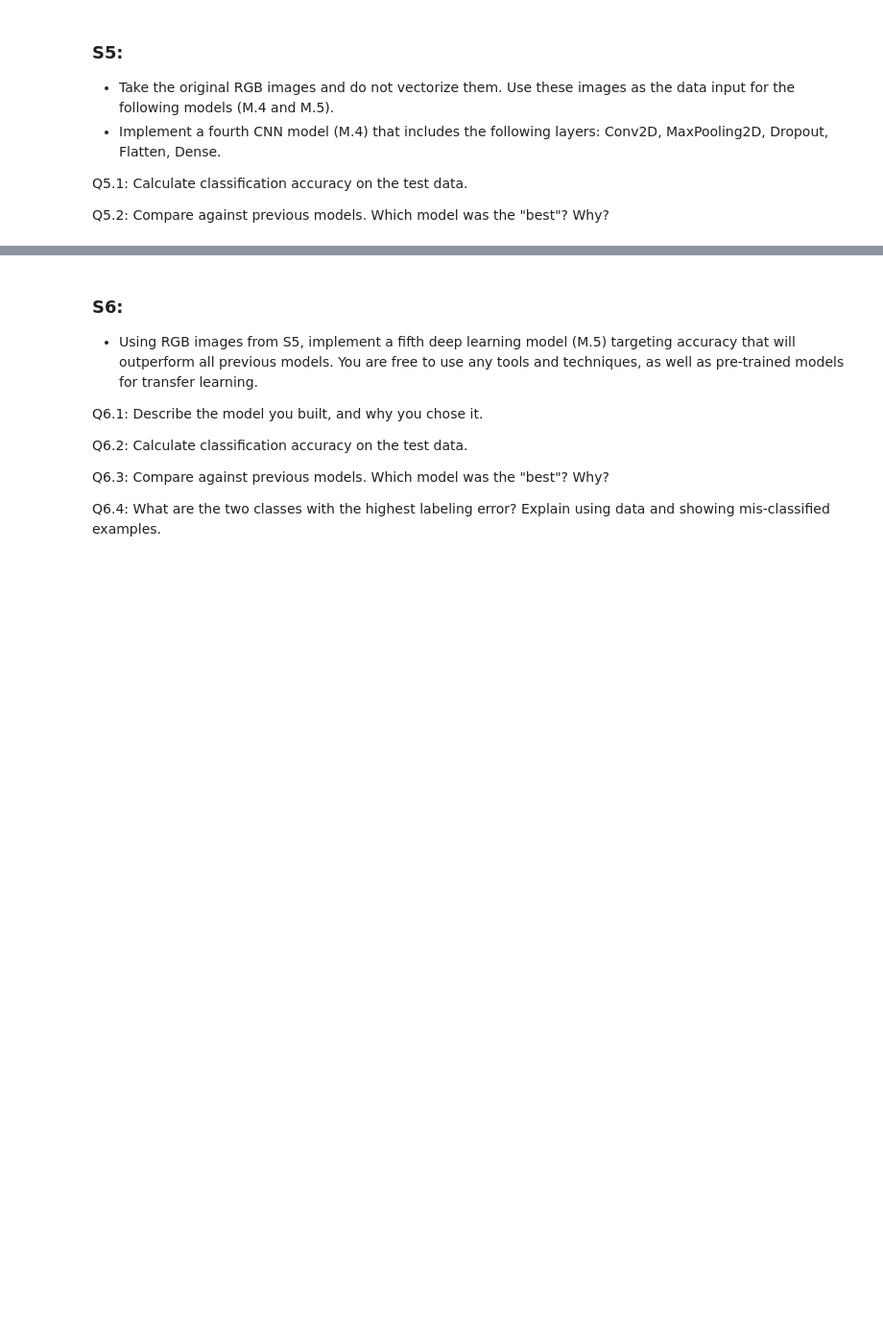
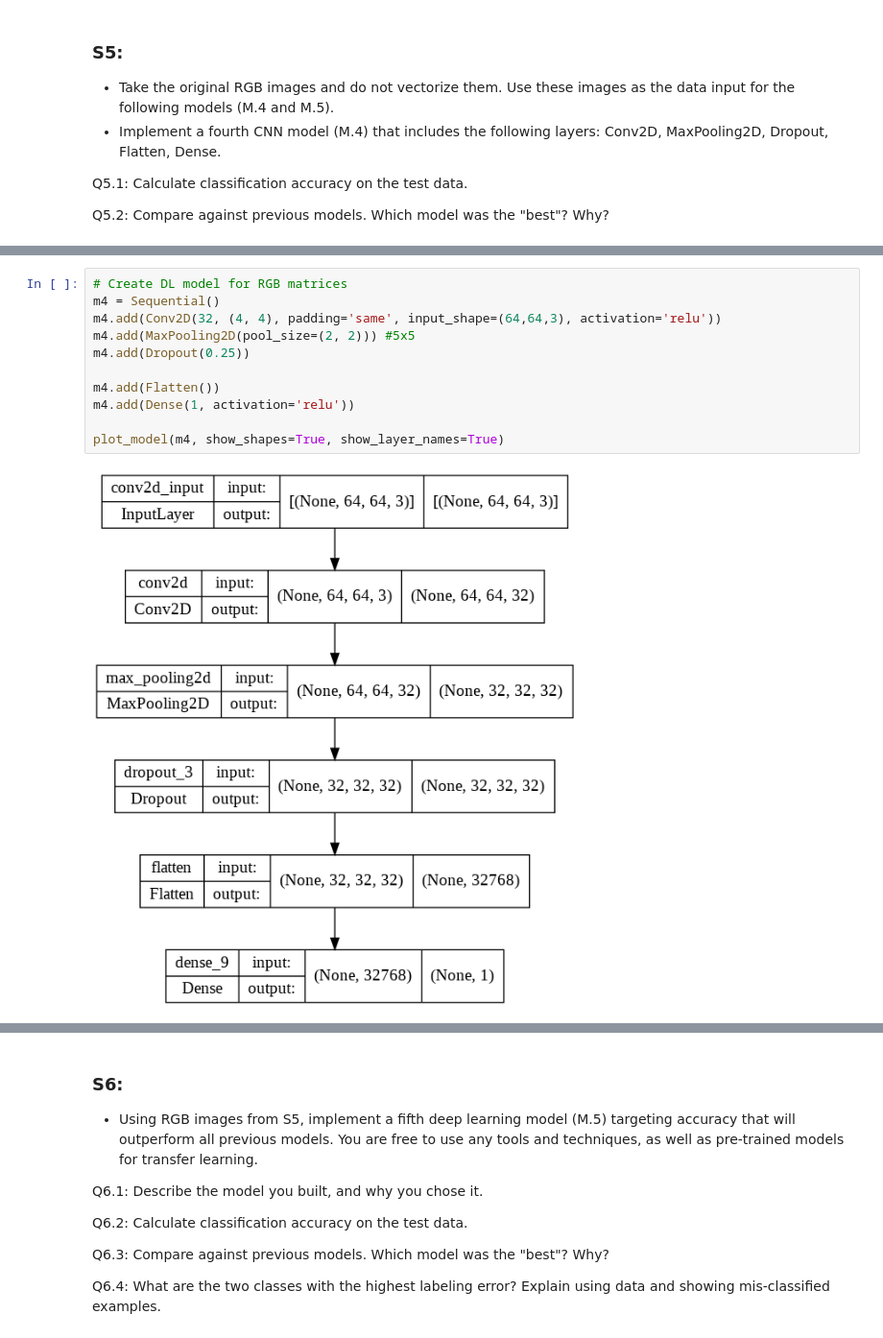
Before and after one commit to johnatawnclementawn/RemoteSensing_650_HW, a Jupyter notebook: HW4/Clementi_HW4.ipynb, the cells around one changed output, grey strips where cells are left out. Shown at 96% size. Saved outputs shown, nothing was run; the diff lists cells and outputs as text; blank space fills up the shorter version.

Commit message:
Read in rgb img matrices, models still not performing correctly

```diff
--- a/HW4/Clementi_HW4.ipynb
+++ b/HW4/Clementi_HW4.ipynb
@@ -310,0 +340,13 @@ Q5.2: Compare against previous models. Which model was the "best"? Why?
+# %%
+# Create DL model for RGB matrices
+m4 = Sequential()
+m4.add(Conv2D(32, (4, 4), padding='same', input_shape=(64,64,3), activation='relu'))
+m4.add(MaxPooling2D(pool_size=(2, 2))) #5x5
+m4.add(Dropout(0.25))
+
+m4.add(Flatten())
+m4.add(Dense(1, activation='relu'))
+
+plot_model(m4, show_shapes=True, show_layer_names=True)
+# %% [output]
+[figure, added]
```
Also changed, not shown: parts of 16 cells of this notebook.
